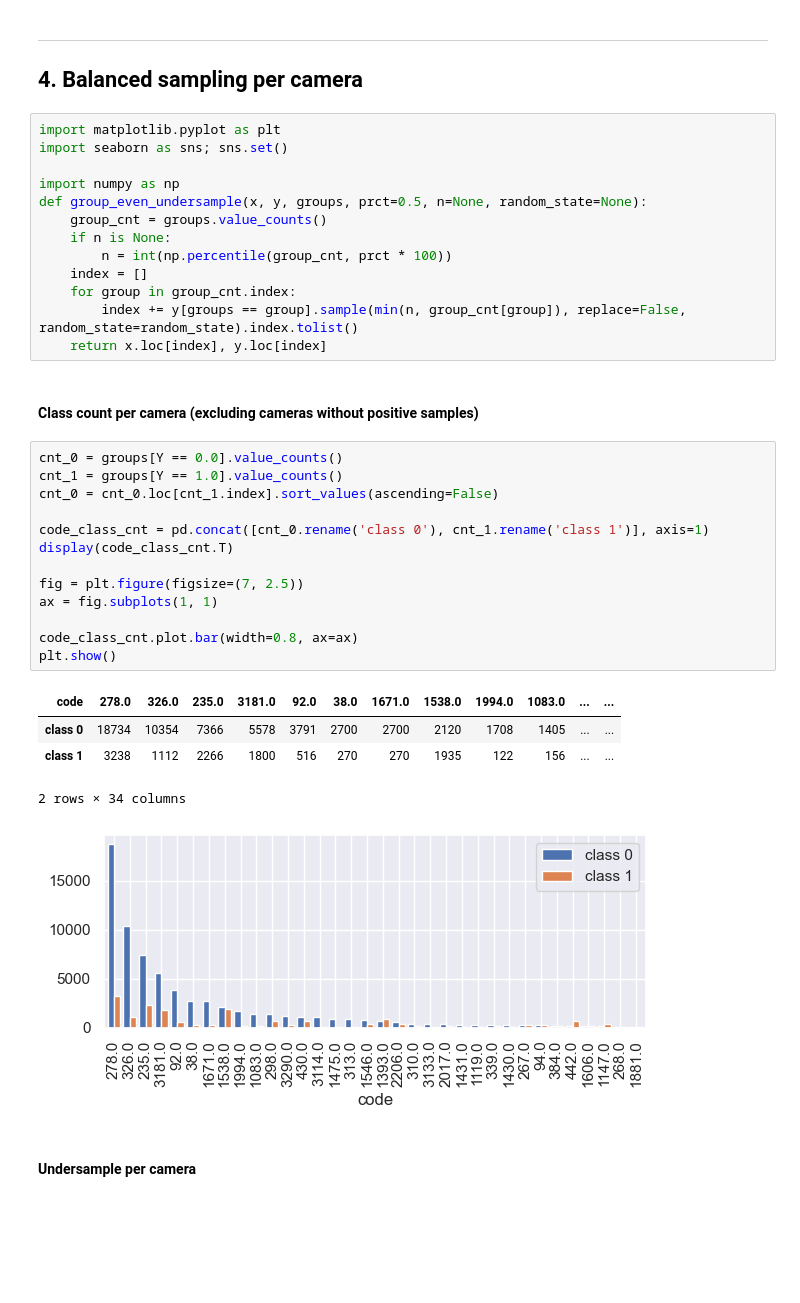
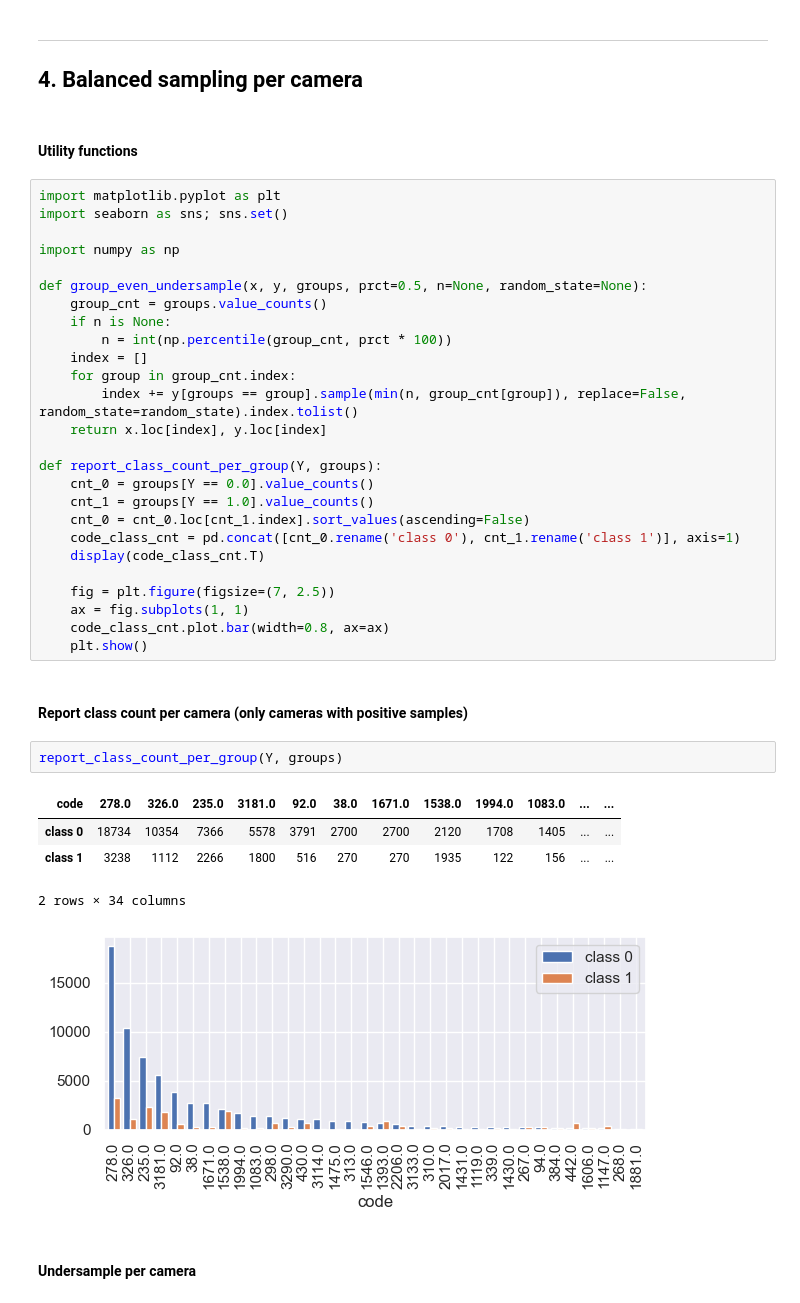
Before and after one commit to luisresende13/octa-flood-images, a Jupyter notebook: Example Split + Copy Images into Split Folders.ipynb, the cells around one changed output. Saved outputs shown, nothing was run; the diff lists cells and outputs as text; blank space fills up the shorter version.

```diff
--- a/Example Split + Copy Images into Split Folders.ipynb
+++ b/Example Split + Copy Images into Split Folders.ipynb
@@ -141,11 +141,14 @@ Name: count, dtype: int64
 # %% [markdown]
 ---
 ## 4. Balanced sampling per camera
+# %% [markdown]
+#### Utility functions
 # %%
 import matplotlib.pyplot as plt
 import seaborn as sns; sns.set()
 
 import numpy as np
+
 def group_even_undersample(x, y, groups, prct=0.5, n=None, random_state=None):
     group_cnt = groups.value_counts()
     if n is None:
@@ -154,27 +157,28 @@ def group_even_undersample(x, y, groups, prct=0.5, n=None, random_state=None):
     for group in group_cnt.index:
         index += y[groups == group].sample(min(n, group_cnt[group]), replace=False, random_state=random_state).index.tolist()
     return x.loc[index], y.loc[index]
+
+def report_class_count_per_group(Y, groups):
+    cnt_0 = groups[Y == 0.0].value_counts()
+    cnt_1 = groups[Y == 1.0].value_counts()
+    cnt_0 = cnt_0.loc[cnt_1.index].sort_values(ascending=False)
+    code_class_cnt = pd.concat([cnt_0.rename('class 0'), cnt_1.rename('class 1')], axis=1)
+    display(code_class_cnt.T)
+
+    fig = plt.figure(figsize=(7, 2.5))
+    ax = fig.subplots(1, 1)
+    code_class_cnt.plot.bar(width=0.8, ax=ax)
+    plt.show()
 # %% [markdown]
-#### Class count per camera (excluding cameras without positive samples)
+#### Report class count per camera (only cameras with positive samples)
 # %%
-cnt_0 = groups[Y == 0.0].value_counts()
-cnt_1 = groups[Y == 1.0].value_counts()
-cnt_0 = cnt_0.loc[cnt_1.index].sort_values(ascending=False)
-
-code_class_cnt = pd.concat([cnt_0.rename('class 0'), cnt_1.rename('class 1')], axis=1)
-display(code_class_cnt.T)
-
-fig = plt.figure(figsize=(7, 2.5))
-ax = fig.subplots(1, 1)
-
-code_class_cnt.plot.bar(width=0.8, ax=ax)
-plt.show()
+report_class_count_per_group(Y, groups)
 # %% [output]
 | code | 278.0 | 326.0 | 235.0 | 3181.0 | 92.0 | 38.0 | 1671.0 | 1538.0 | 1994.0 | 1083.0 | ... | ... |
 | class 0 | 18734 | 10354 | 7366 | 5578 | 3791 | 2700 | 2700 | 2120 | 1708 | 1405 | ... | ... |
 | class 1 | 3238 | 1112 | 2266 | 1800 | 516 | 270 | 270 | 1935 | 122 | 156 | ... | ... |
 2 rows × 34 columns
-[figure, old version]
+[figure, new version]
 # %% [markdown]
 #### Undersample per camera
 # %%
```
Also changed, not shown: parts of 16 cells of this notebook.
